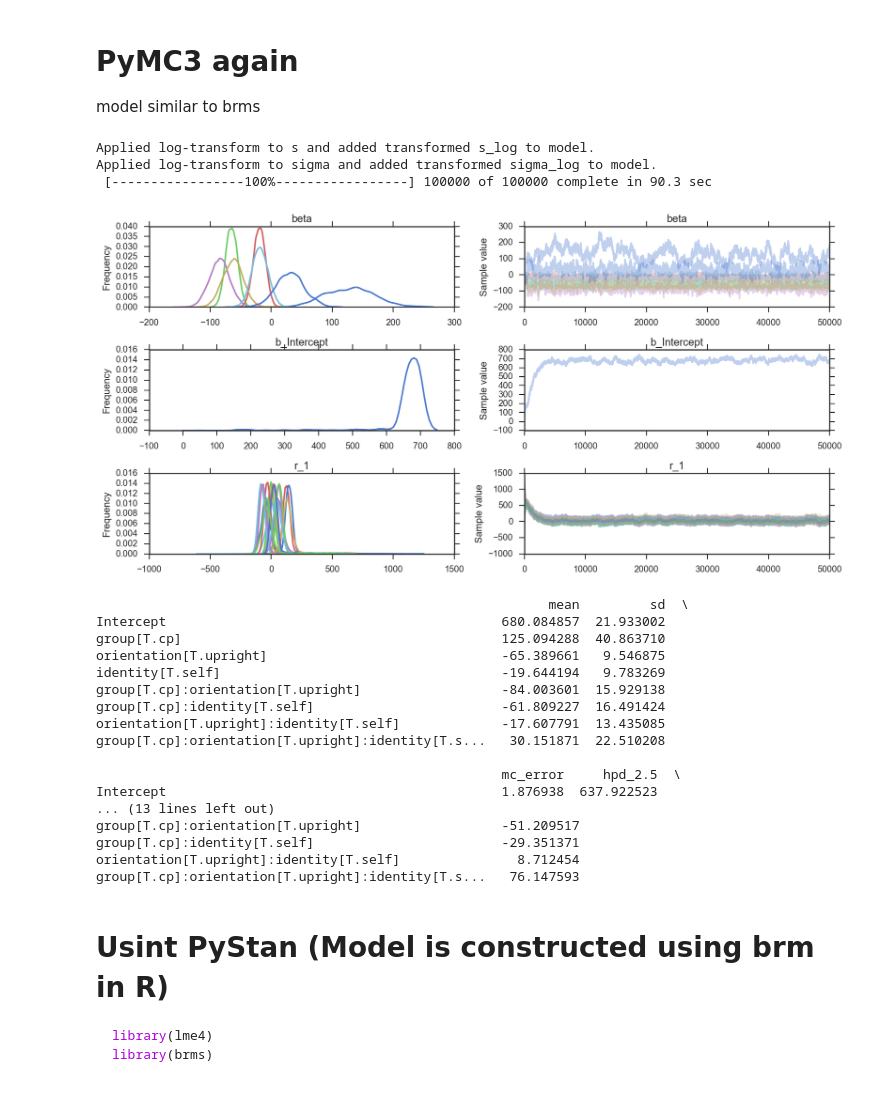
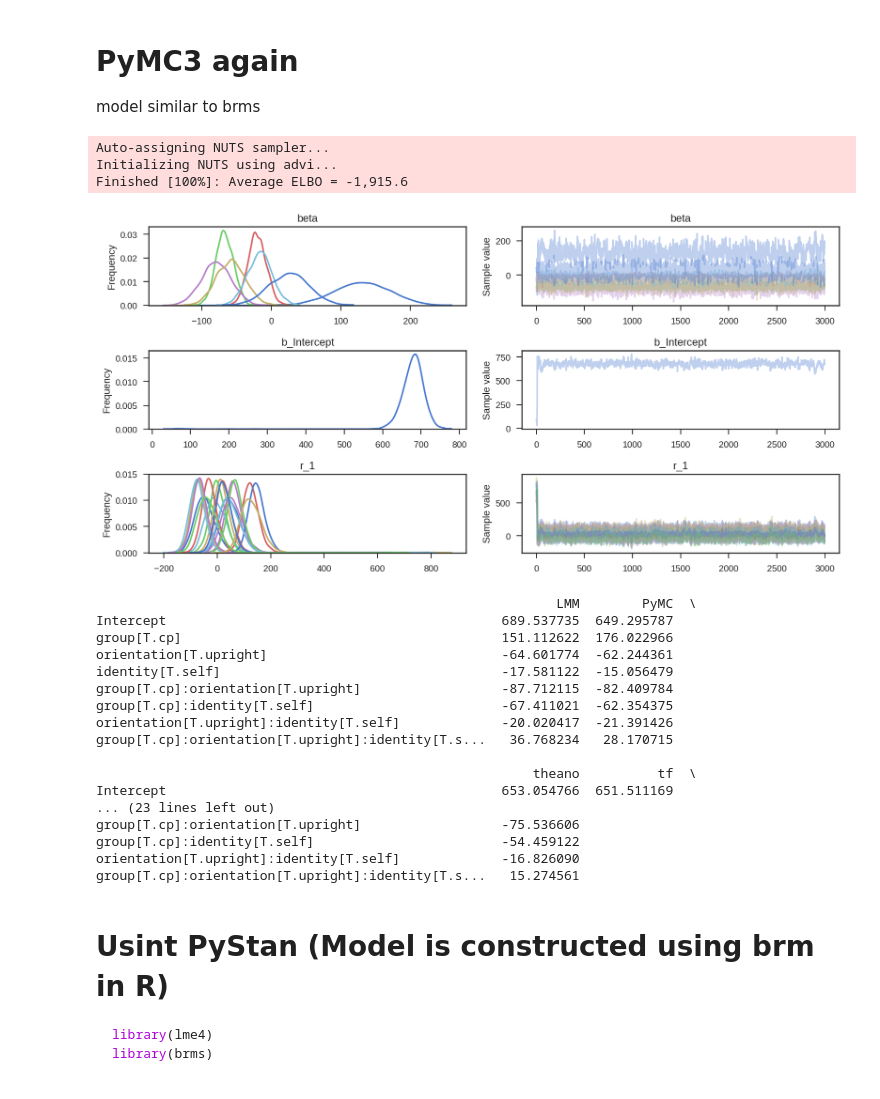
Before and after one commit to junpenglao/GLMM-in-Python, a Jupyter notebook: GLMM_in_python.ipynb, the cells around one changed output. Cells and saved outputs as stored; diff of their text form; code cells hidden in the pictures.

```diff
--- a/GLMM_in_python.ipynb
+++ b/GLMM_in_python.ipynb
@@ -63 +51,9 @@ tblsum["subj"]  = tblsum["subj"].astype('category')
+# %%
+#%% Compute the conditional mean of dataset
+condi_sel = ['subj', 'chimera', 'identity', 'orientation']
+tblmean = pd.DataFrame({'Nt' : Tbl_beh.groupby( condi_sel ).size()}).reset_index()
+tblmean["subj"] = tblmean["subj"].astype('category')
+tblmean['rt']  = np.asarray(Tbl_beh.groupby(condi_sel)['rt'].mean())
+tblmean['ACC'] = np.asarray(Tbl_beh.groupby(condi_sel)['acc'].mean())
+tblmean['group']= np.asarray(Tbl_beh.groupby(condi_sel)['group'].all())
 # %% [markdown]
@@ -93,0 +90,3 @@ tbltest = Tbl_beh
+# %%
+tbltest = tblmean
+tbltest.shape
@@ -428,70 +401,68 @@ X_mean = np.mean(X1,axis=0) # column means of X before centering
 X_cent = X1 - X_mean
 
 with pm.Model() as glmm2:
     # Fixed effect
     beta = pm.Normal('beta', mu = 0, sd = 100, shape=(nfixed[1]-1))
 
     # temporary Intercept
     #temp_Intercept = pm.Flat('temp_Intercept')
     temp_Intercept = pm.Normal('temp_Intercept', mu = 0, sd = 100)
 
     # random effect
     # group-specific standard deviation
     s      = pm.HalfCauchy('s', 5)#pm.StudentT('s',nu=3, mu=0, sd=186)#
     b      = pm.Normal('b', mu = 0, sd = 1, shape=(nrandm[1]))
     r_1    = pm.Deterministic('r_1',s*b)
     sigma  = pm.HalfCauchy('sigma', 5)#pm.StudentT('eps',nu=3, mu=0, sd=186)#
 
     # compute linear predictor
     mu_est = tt.dot(X_cent,beta) + temp_Intercept + r_1[sbj]
 
     RT = pm.Normal('RT', mu_est, sigma, observed = Y)
     b_Intercept = pm.Deterministic("b_Intercept", temp_Intercept - tt.sum(X_mean * beta))
     # start = pm.find_MAP()
     # h = find_hessian(start)
 
 with glmm2:
     # means, sds, elbos = pm.variational.advi(n=100000)
-    trace2 = pm.sample(100000,step=pm.Metropolis())
+    trace2 = pm.sample(3000)
 
-    # start  = pm.find_MAP()
-    # start['beta'] = beta0[0][1:]
-    # step   = pm.NUTS(scaling=start)
-    # trace2 = pm.sample(3000, step=pm.NUTS())
-
-pm.traceplot(trace2[0::2],varnames=['beta','b_Intercept','r_1']) #
+pm.traceplot(trace2,varnames=['beta','b_Intercept','r_1']) #
 plt.show()
 # %% [output]
-Applied log-transform to s and added transformed s_log to model.
-Applied log-transform to sigma and added transformed sigma_log to model.
- [-----------------100%-----------------] 100000 of 100000 complete in 90.3 sec
+Auto-assigning NUTS sampler...
+Initializing NUTS using advi...
+Finished [100%]: Average ELBO = -1,915.6
-[figure, old version]
+[figure, new version]
 # %%
-burnin2    = 20000
-df_summary = pm.df_summary(trace2[burnin2::2],varnames=['beta'])
-df_stmp    = pm.df_summary(trace2[burnin2::2],varnames=['b_Intercept']) #['temp_Intercept']
+burnin2    = 2000
+df_summary = pm.df_summary(trace2[burnin2:],varnames=['beta'])
+df_stmp    = pm.df_summary(trace2[burnin2:],varnames=['b_Intercept']) #['temp_Intercept']
 df_new     = df_stmp.append(df_summary, ignore_index=True)
+df_new.index=Terms
 
-df_new.index=Terms
-print(df_new)
+randm_pymc = pm.df_summary(trace2[burnin2:],varnames=['r_1'])
+fe_params['PyMC2'] = pd.Series(np.asarray(df_new['mean']), index=fe_params.index)
+random_effects['PyMC2'] = pd.Series(np.asarray(randm_pymc['mean']),index=random_effects.index)
+print(fe_params)
 # %% [output]
-                                                          mean         sd  \
-Intercept                                           680.084857  21.933002
-group[T.cp]                                         125.094288  40.863710
-orientation[T.upright]                              -65.389661   9.546875
-identity[T.self]                                    -19.644194   9.783269
-group[T.cp]:orientation[T.upright]                  -84.003601  15.929138
-group[T.cp]:identity[T.self]                        -61.809227  16.491424
-orientation[T.upright]:identity[T.self]             -17.607791  13.435085
-group[T.cp]:orientation[T.upright]:identity[T.s...   30.151871  22.510208
+                                                           LMM        PyMC  \
+Intercept                                           689.537735  649.295787
+group[T.cp]                                         151.112622  176.022966
+orientation[T.upright]                              -64.601774  -62.244361
+identity[T.self]                                    -17.581122  -15.056479
+group[T.cp]:orientation[T.upright]                  -87.712115  -82.409784
+group[T.cp]:identity[T.self]                        -67.411021  -62.354375
+orientation[T.upright]:identity[T.self]             -20.020417  -21.391426
+group[T.cp]:orientation[T.upright]:identity[T.s...   36.768234   28.170715
 
-                                                    mc_error     hpd_2.5  \
-Intercept                                           1.876938  637.922523
-... (13 lines left out)
-group[T.cp]:orientation[T.upright]                  -51.209517
-group[T.cp]:identity[T.self]                        -29.351371
-orientation[T.upright]:identity[T.self]               8.712454
-group[T.cp]:orientation[T.upright]:identity[T.s...   76.147593
+                                                        theano          tf  \
+Intercept                                           653.054766  651.511169
+... (23 lines left out)
+group[T.cp]:orientation[T.upright]                  -75.536606
+group[T.cp]:identity[T.self]                        -54.459122
+orientation[T.upright]:identity[T.self]             -16.826090
+group[T.cp]:orientation[T.upright]:identity[T.s...   15.274561
 # %% [markdown]
 # Usint PyStan (Model is constructed using brm in R)
 
```
Also changed, not shown: parts of 23 cells of this notebook, 2 other files.
